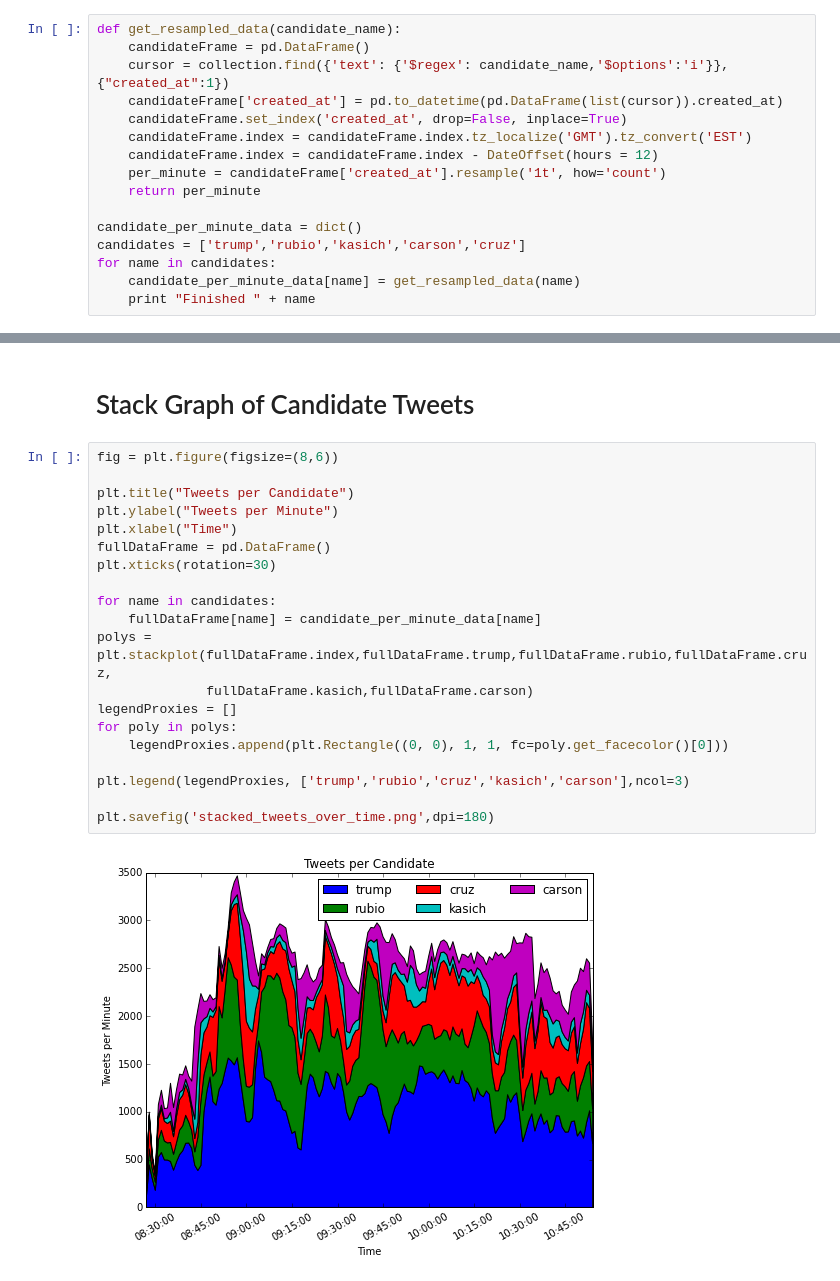
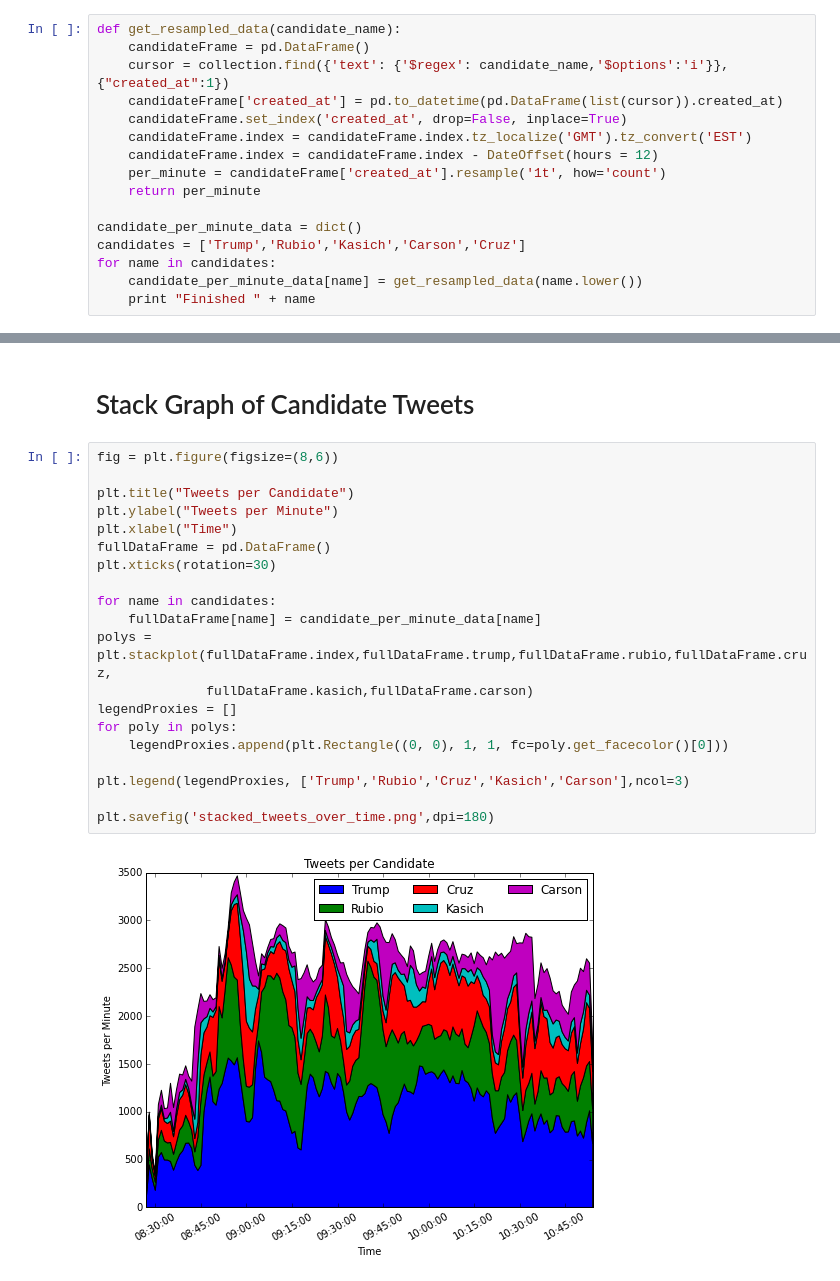
Before and after one commit to bcongdon/Data-Science-Projects, a Jupyter notebook: Debate Analytics.ipynb, the cells around one changed output, grey strips where cells are left out. Saved outputs shown, nothing was run; the diff lists cells and outputs as text.

Commit message:
Totals graph

```diff
--- a/Debate Analytics.ipynb
+++ b/Debate Analytics.ipynb
@@ -74,9 +74,9 @@ def get_resampled_data(candidate_name):
     return per_minute
 
 candidate_per_minute_data = dict()
-candidates = ['trump','rubio','kasich','carson','cruz']
+candidates = ['Trump','Rubio','Kasich','Carson','Cruz']
 for name in candidates:
-    candidate_per_minute_data[name] = get_resampled_data(name)
+    candidate_per_minute_data[name] = get_resampled_data(name.lower())
     print "Finished " + name
 # %% [output]
 Finished trump
@@ -131,22 +131,22 @@ plt.savefig('carson_tweets.png',dpi=180)
 # %%
 fig = plt.figure(figsize=(8,6))
 
 plt.title("Tweets per Candidate")
 plt.ylabel("Tweets per Minute")
 plt.xlabel("Time")
 fullDataFrame = pd.DataFrame()
 plt.xticks(rotation=30)
 
 for name in candidates:
     fullDataFrame[name] = candidate_per_minute_data[name]
 polys = plt.stackplot(fullDataFrame.index,fullDataFrame.trump,fullDataFrame.rubio,fullDataFrame.cruz,
               fullDataFrame.kasich,fullDataFrame.carson)
 legendProxies = []
 for poly in polys:
     legendProxies.append(plt.Rectangle((0, 0), 1, 1, fc=poly.get_facecolor()[0]))
 
-plt.legend(legendProxies, ['trump','rubio','cruz','kasich','carson'],ncol=3)
+plt.legend(legendProxies, ['Trump','Rubio','Cruz','Kasich','Carson'],ncol=3)
 
 plt.savefig('stacked_tweets_over_time.png',dpi=180)
 # %% [output]
-[figure, old version]
+[figure, new version]
```
Also changed, not shown: parts of 4 cells of this notebook, 2 other files.
